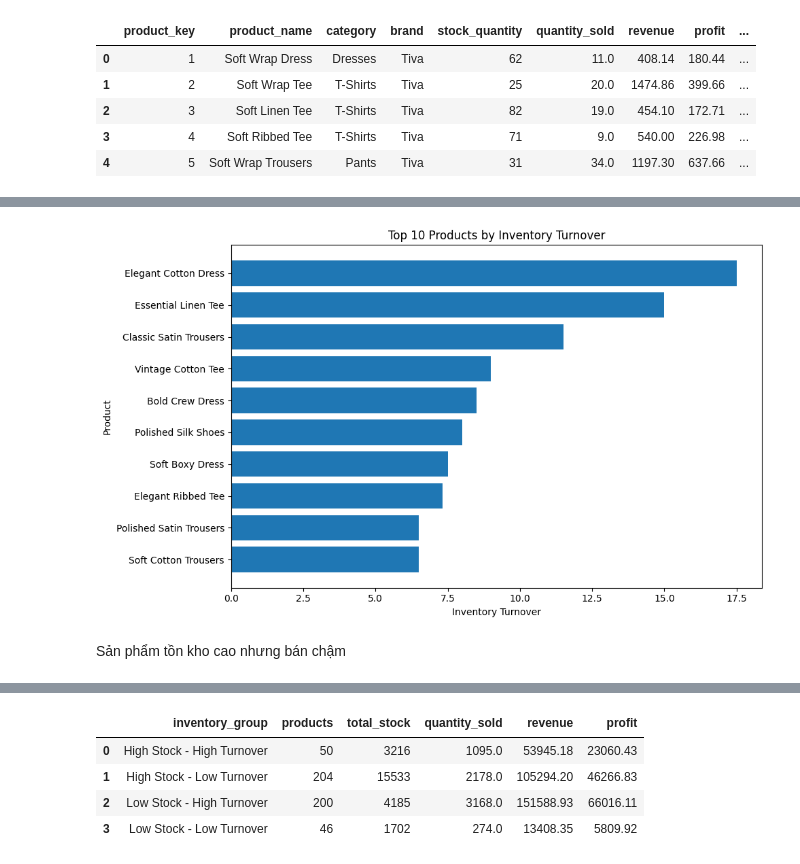
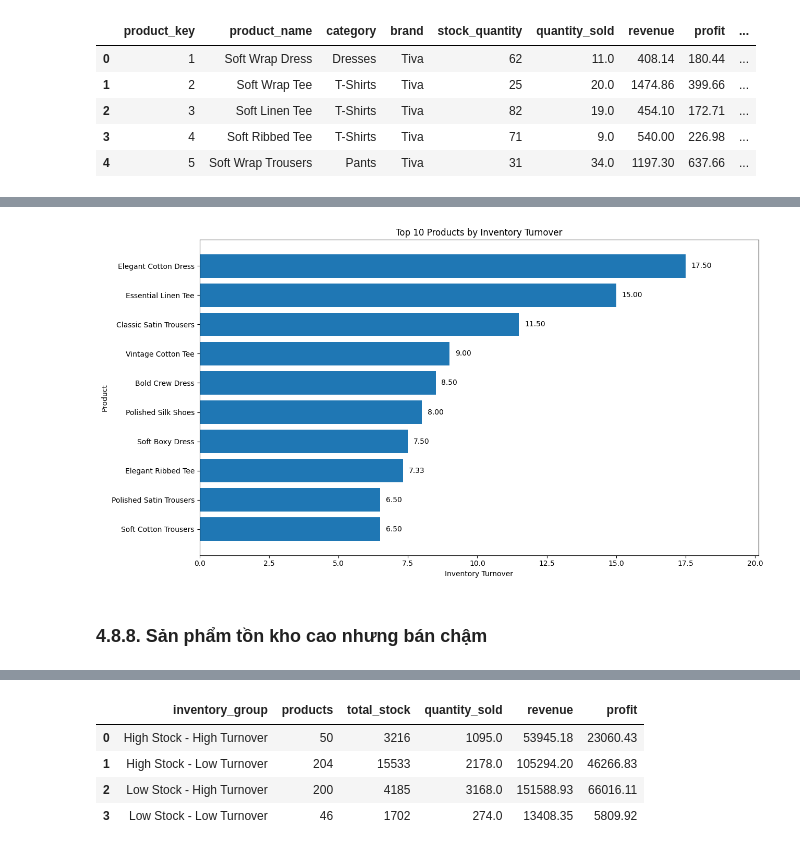
Before and after one commit to kung-da/european-fashion, a Jupyter notebook: notebooks/04_fashion_dwh_analysis.ipynb, the cells around one changed output, grey strips where cells are left out. Saved outputs shown, nothing was run; the diff lists cells and outputs as text; code cells hidden in the pictures.

```diff
--- a/notebooks/04_fashion_dwh_analysis.ipynb
+++ b/notebooks/04_fashion_dwh_analysis.ipynb
@@ -416,6 +579,9 @@ plt.bar(
     channel_margin["profit_margin"]
 )
 
+for x, y in zip(channel_margin["channel_name"], channel_margin["profit_margin"]):
+    plt.text(x, y, f"{y:.2%}", ha="center", va="bottom")
+
 plt.xlabel("Channel")
 plt.ylabel("Profit Margin")
 plt.title("Profit Margin by Sales Channel")
@@ -512,16 +771,4 @@ Phân tích theo Category
 # %%
-category_summary = sales_df.groupby("category").agg(
-    revenue=("net_amount", "sum"),
-    profit=("gross_profit", "sum"),
-    quantity=("quantity", "sum"),
-    orders=("sale_id", "nunique"),
-    avg_discount_percent=("discount_percent", "mean")
-).reset_index()
-
-category_summary["profit_margin"] = category_summary["profit"] / category_summary["revenue"]
-category_summary = category_summary.sort_values("revenue", ascending=False)
-
-display(category_summary)
 plt.figure(figsize=(10, 5))
 
 plt.bar(
@@ -529,6 +776,9 @@ plt.bar(
     category_summary["revenue"]
 )
 
+for x, y in zip(category_summary["category"], category_summary["revenue"]):
+    plt.text(x, y, f"{y:,.0f}", ha="center", va="bottom")
+
 plt.xticks(rotation=45)
 plt.xlabel("Category")
 plt.ylabel("Revenue")
@@ -555,6 +807,9 @@ plt.bar(
     category_margin["profit_margin"]
 )
 
+for x, y in zip(category_margin["category"], category_margin["profit_margin"]):
+    plt.text(x, y, f"{y:.2%}", ha="center", va="bottom")
+
 plt.xticks(rotation=45)
 plt.xlabel("Category")
 plt.ylabel("Profit Margin")
@@ -668,6 +963,9 @@ plt.bar(
     inventory_by_category["total_stock"]
 )
 
+for x, y in zip(inventory_by_category["category"], inventory_by_category["total_stock"]):
+    plt.text(x, y, f"{y:,.0f}", ha="center", va="bottom")
+
 plt.xticks(rotation=45)
 plt.xlabel("Category")
 plt.ylabel("Total Stock")
@@ -776,17 +1108,26 @@ Top sản phẩm quay vòng tồn kho cao nhất
 # %%
-top_turnover_products = turnover_df.sort_values("inventory_turnover", ascending=False).head(10)
+top_turnover_products = turnover_df.sort_values(
+    "inventory_turnover",
+    ascending=False
+).head(10)
 
-display(top_turnover_products)
-plt.figure(figsize=(10, 6))
+plt.figure(figsize=(13, 7))
 
 plt.barh(
     top_turnover_products["product_name"][::-1],
     top_turnover_products["inventory_turnover"][::-1]
 )
 
+for x, y in zip(
+    top_turnover_products["inventory_turnover"][::-1],
+    top_turnover_products["product_name"][::-1]
+):
+    plt.text(x + 0.2, y, f"{x:.2f}", va="center")
+
 plt.xlabel("Inventory Turnover")
 plt.ylabel("Product")
 plt.title("Top 10 Products by Inventory Turnover")
+plt.xlim(0, top_turnover_products["inventory_turnover"].max() * 1.15)
 plt.tight_layout()
 plt.show()
 # %% [output]
@@ -804,3 +1134,3 @@ plt.show()
-[figure, old version]
+[figure, new version]
 # %% [markdown]
-Sản phẩm tồn kho cao nhưng bán chậm
+### 4.8.8. Sản phẩm tồn kho cao nhưng bán chậm
```
Also changed, not shown: parts of 105 cells of this notebook.
